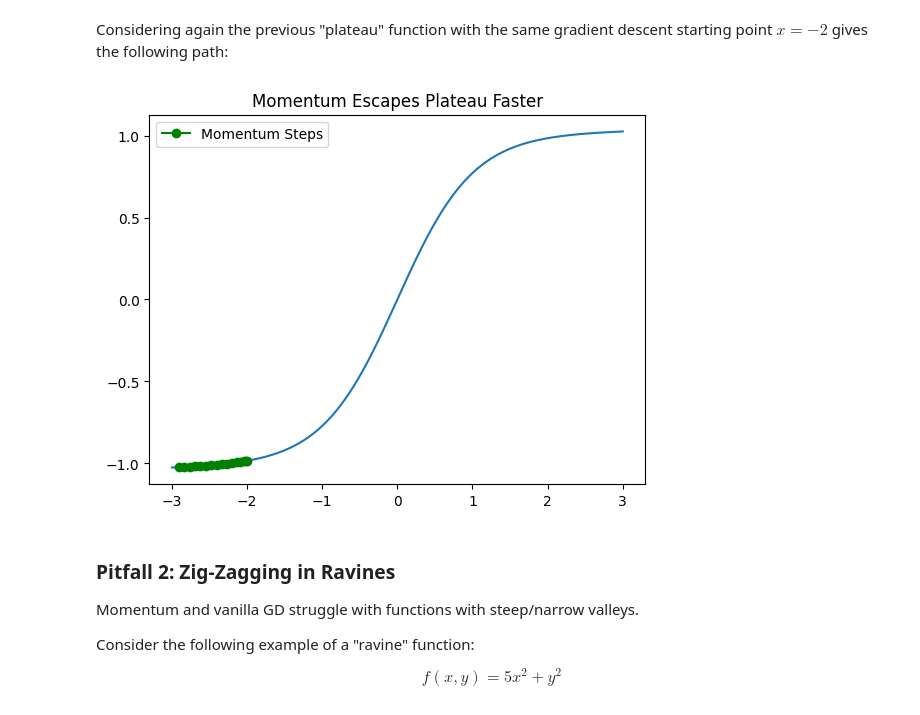
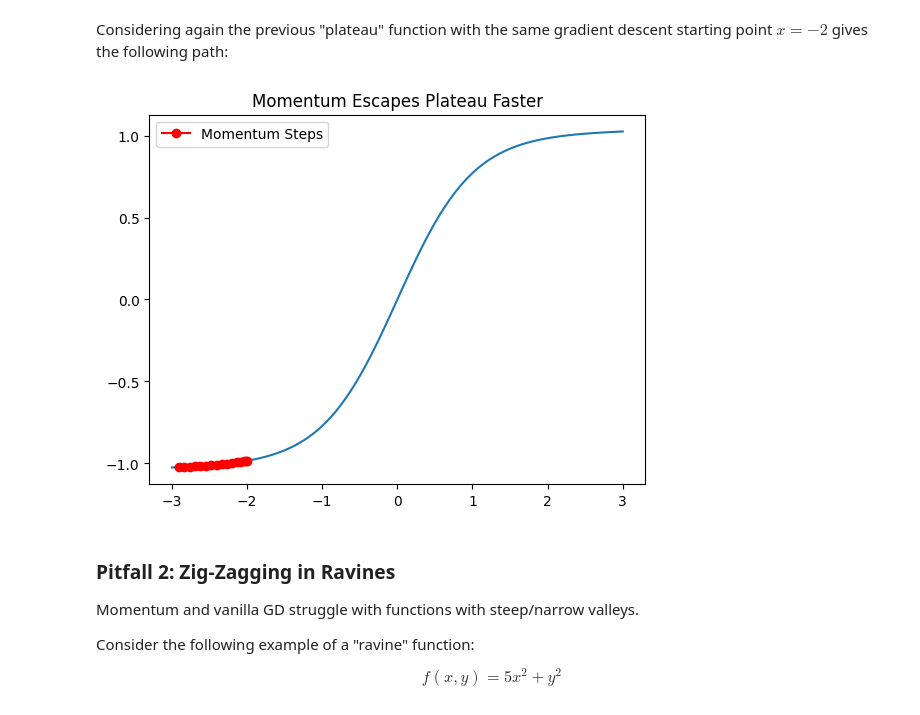
Before and after one commit to cnguyen-uk/Data-Science-Notes, a Jupyter notebook: Gradient Descent - Algorithms, Pitfalls, and Practical Insights.ipynb, the cells around one changed output. Saved outputs shown, nothing was run; the diff lists cells and outputs as text; code cells hidden in the pictures.

```diff
--- a/Gradient Descent - Algorithms, Pitfalls, and Practical Insights.ipynb
+++ b/Gradient Descent - Algorithms, Pitfalls, and Practical Insights.ipynb
@@ -196,25 +196,25 @@ Considering again the previous "plateau" function with the same gradient descent
 # %%
 # Parameter setup
 x_k = -2.0
 v = 0.0
 beta = 0.9
 eta = 0.2
 
 # Gradient descent run
 history = [x_k]
 for _ in range(15):
     v = beta * v + plateau_grad(x_k)
     x_k = x_k - eta * v
     history.append(x_k)
 
 # Gradient descent path plot
 plt.plot(x, plateau_f(x))
-plt.plot(history, plateau_f(np.array(history)), 'go-', label="Momentum Steps")
+plt.plot(history, plateau_f(np.array(history)), "ro-", label="Momentum Steps")
 plt.title("Momentum Escapes Plateau Faster")
 plt.legend()
 plt.show()
 # %% [output]
-[figure, old version]
+[figure, new version]
 # %% [markdown]
 ### Pitfall 2: Zig-Zagging in Ravines
 
```
Also changed, not shown: parts of 19 cells of this notebook.
